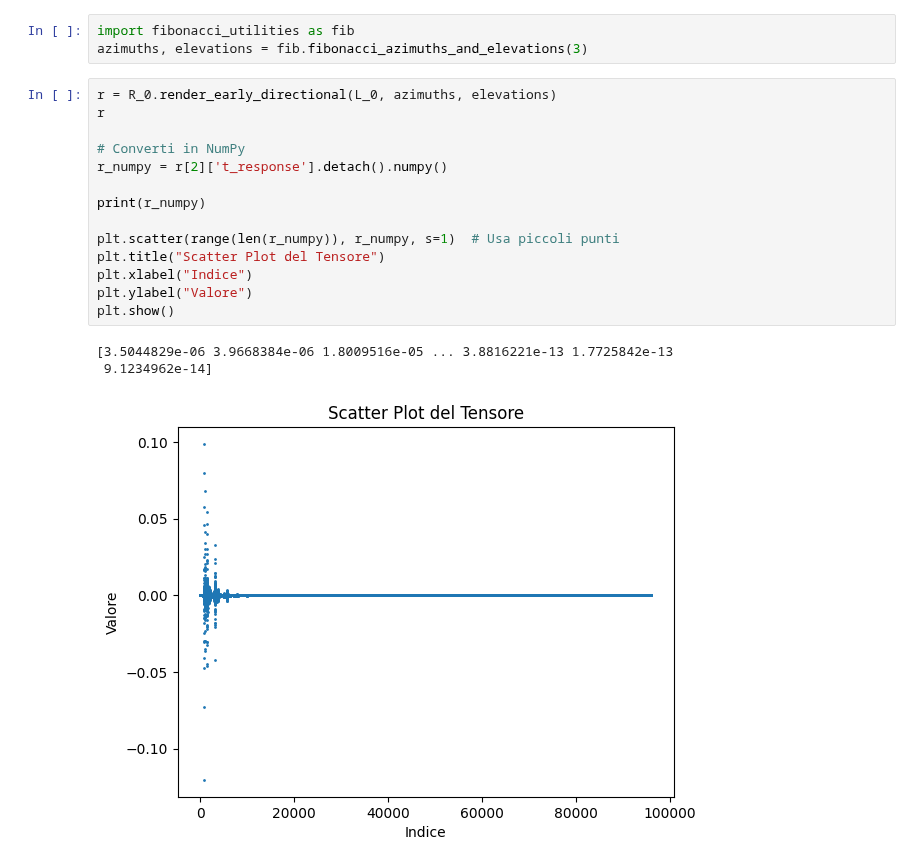
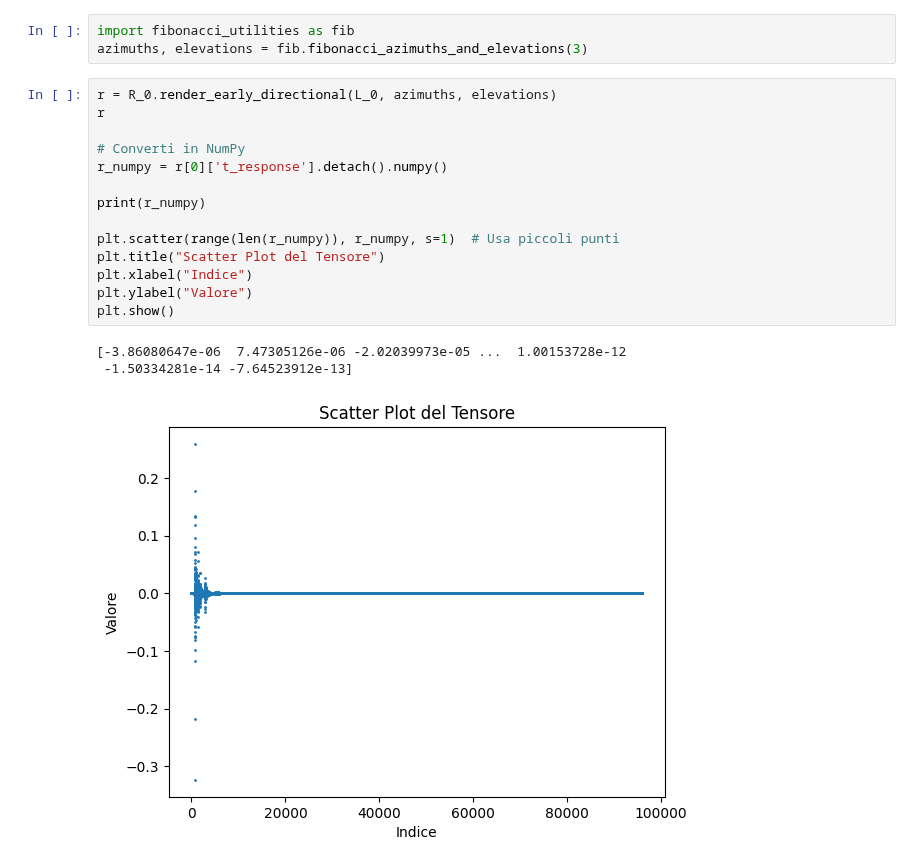
Before and after one commit to JohnnyBravo10/hearinganythinganywhere, a Jupyter notebook: prova_rendering_timings.ipynb, the cells around one changed output. Drawn from its saved outputs; the diff is of its cells as text.

```diff
--- a/prova_rendering_timings.ipynb
+++ b/prova_rendering_timings.ipynb
@@ -170,21 +126,21 @@ azimuths, elevations = fib.fibonacci_azimuths_and_elevations(3)
 # %%
 r = R_0.render_early_directional(L_0, azimuths, elevations)
 r
 
 # Converti in NumPy
-r_numpy = r[2]['t_response'].detach().numpy()
+r_numpy = r[0]['t_response'].detach().numpy()
 
 print(r_numpy)
 
 plt.scatter(range(len(r_numpy)), r_numpy, s=1)  # Usa piccoli punti
 plt.title("Scatter Plot del Tensore")
 plt.xlabel("Indice")
 plt.ylabel("Valore")
 plt.show()
 # %% [output]
-[3.5044829e-06 3.9668384e-06 1.8009516e-05 ... 3.8816221e-13 1.7725842e-13
- 9.1234962e-14]
+[-3.86080647e-06  7.47305126e-06 -2.02039973e-05 ...  1.00153728e-12
+ -1.50334281e-14 -7.64523912e-13]
-[figure, old version]
+[figure, new version]
 # %%
 r = R_0.render_early(L_0)
 r
```
Also changed, not shown: parts of 8 cells of this notebook, 2 other files.
